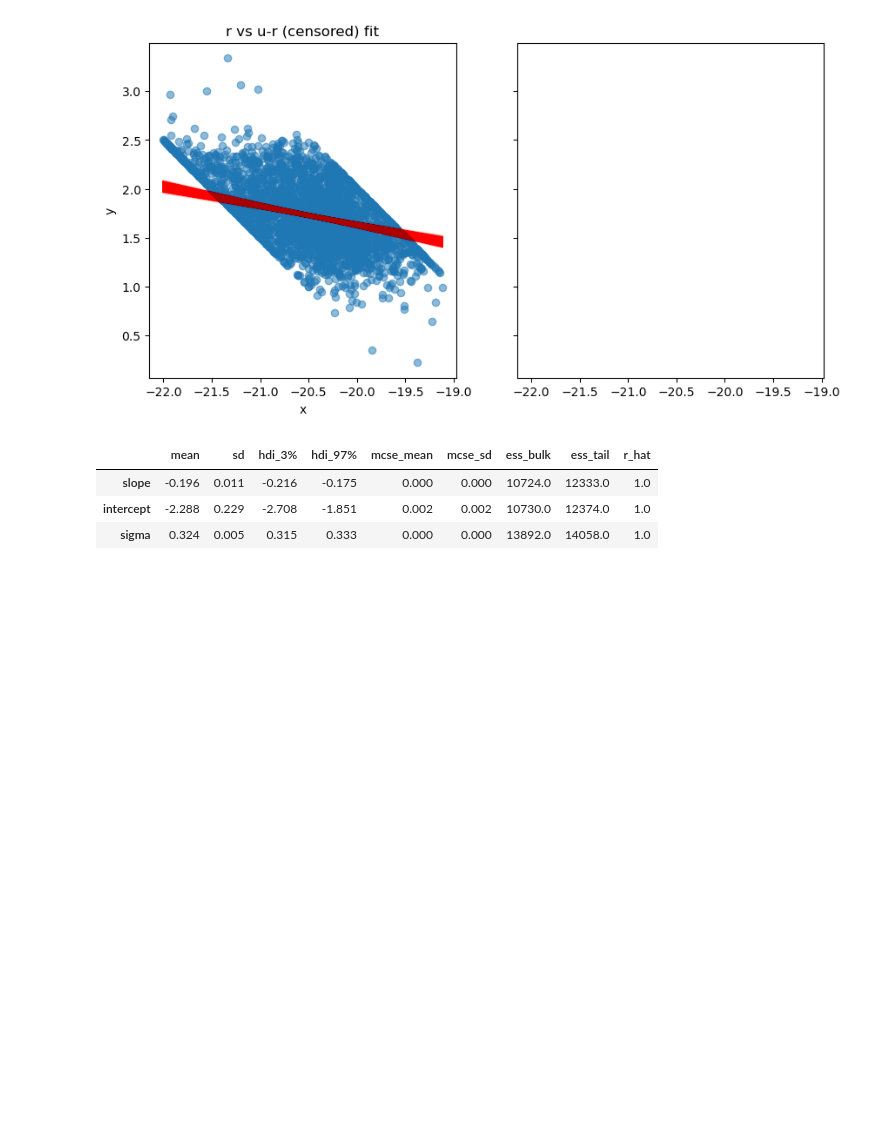
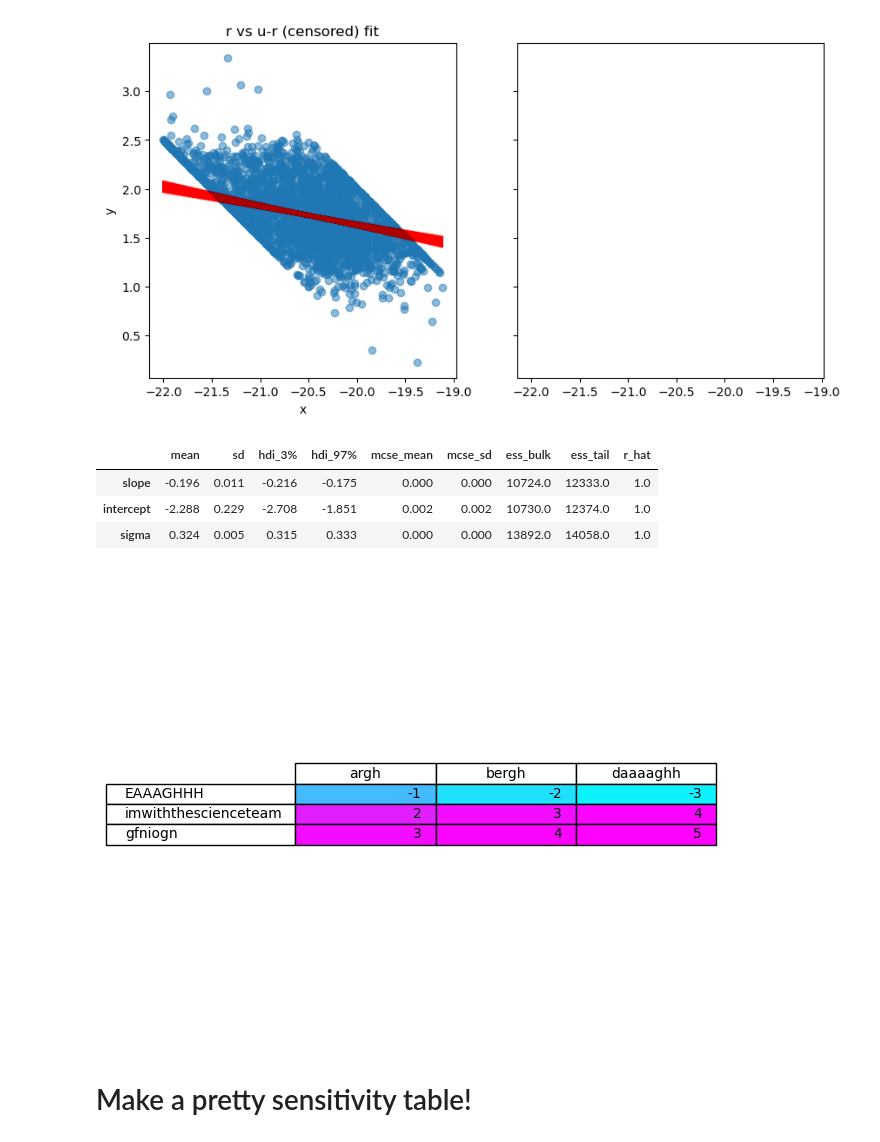
Before and after one commit to erobbtan/AST5731_PROJ3, a Jupyter notebook: PROJ3.ipynb, the cells around one changed output. Cells and saved outputs as stored; diff of their text form; code cells hidden in the pictures; blank space fills up the shorter version.

Commit message:
Advanced Sensitivity Analysis

```diff
--- a/PROJ3.ipynb
+++ b/PROJ3.ipynb
@@ -496,3 +491,25 @@ Sampling 4 chains for 1_000 tune and 8_823 draw iterations (4_000 + 35_292 draws
 | slope | -0.196 | 0.011 | -0.216 | -0.175 | 0.000 | 0.000 | 10724.0 | 12333.0 | 1.0 |
 | intercept | -2.288 | 0.229 | -2.708 | -1.851 | 0.002 | 0.002 | 10730.0 | 12374.0 | 1.0 |
 | sigma | 0.324 | 0.005 | 0.315 | 0.333 | 0.000 | 0.000 | 13892.0 | 14058.0 | 1.0 |
+# %%
+# A little test code to figure out how tables work
+a=pd.DataFrame(np.array([[-1,-2,-3],[2,3,4],[3,4,5]]))
+fig, ax = plt.subplots()
+
+# hide axes
+fig.patch.set_visible(False)
+ax.axis('off')
+ax.axis('tight')
+vals=a.values
+norm = plt.Normalize(vals.min()-1, vals.max()+1)
+colours = plt.cm.cool(1/(1+2.718**(-vals)))
+
+ax.table(cellText=a.values, colLabels=["argh","bergh","daaaaghh"], loc='center',cellColours=colours,rowLabels=["EAAAGHHH","imwiththescienceteam","gfniogn"])
+
+fig.tight_layout()
+
+plt.show()
+# %% [output]
+[figure, added]
+# %% [markdown]
+# Make a pretty sensitivity table!
```
Also changed, not shown: parts of 10 cells of this notebook.
